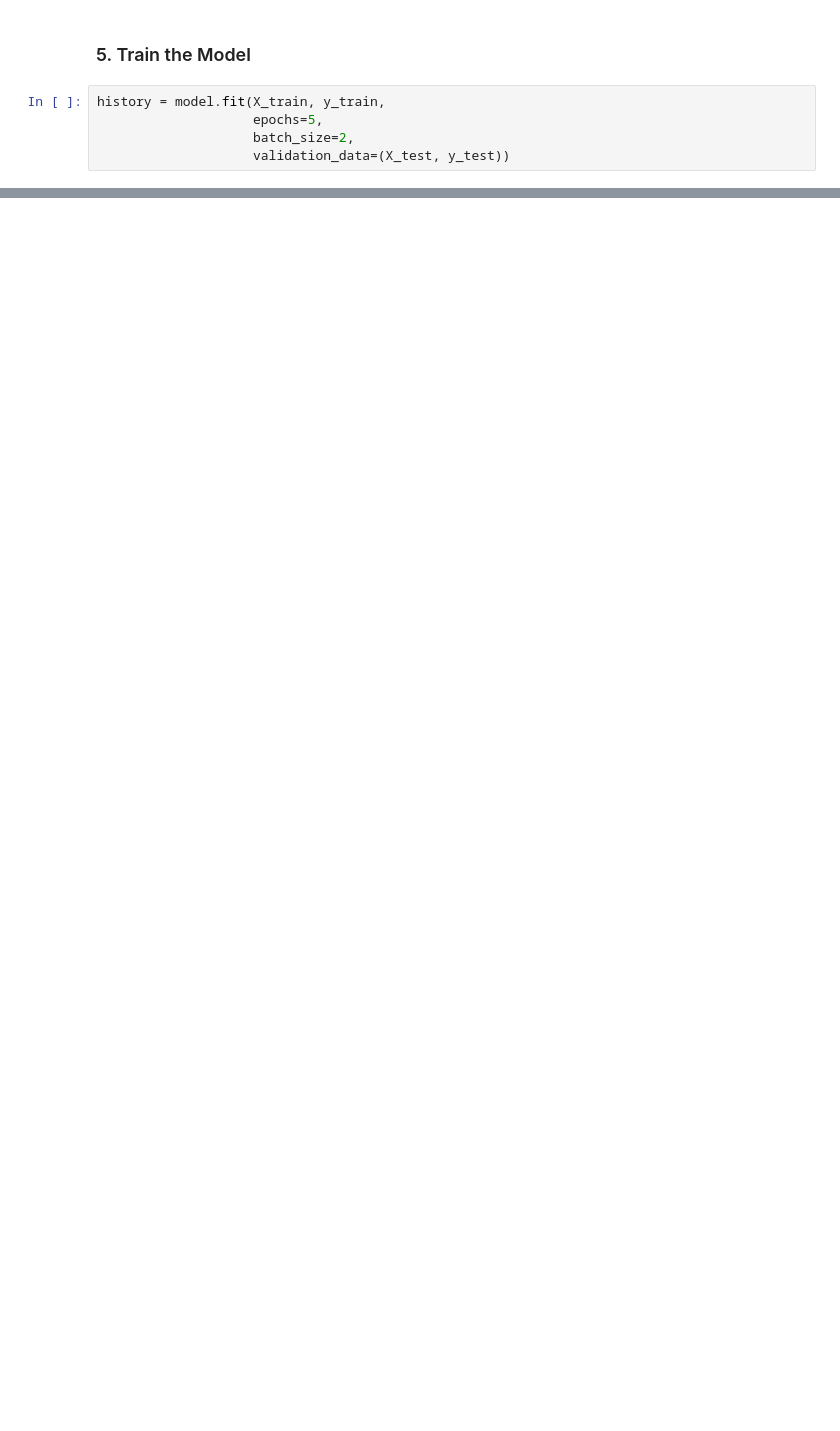
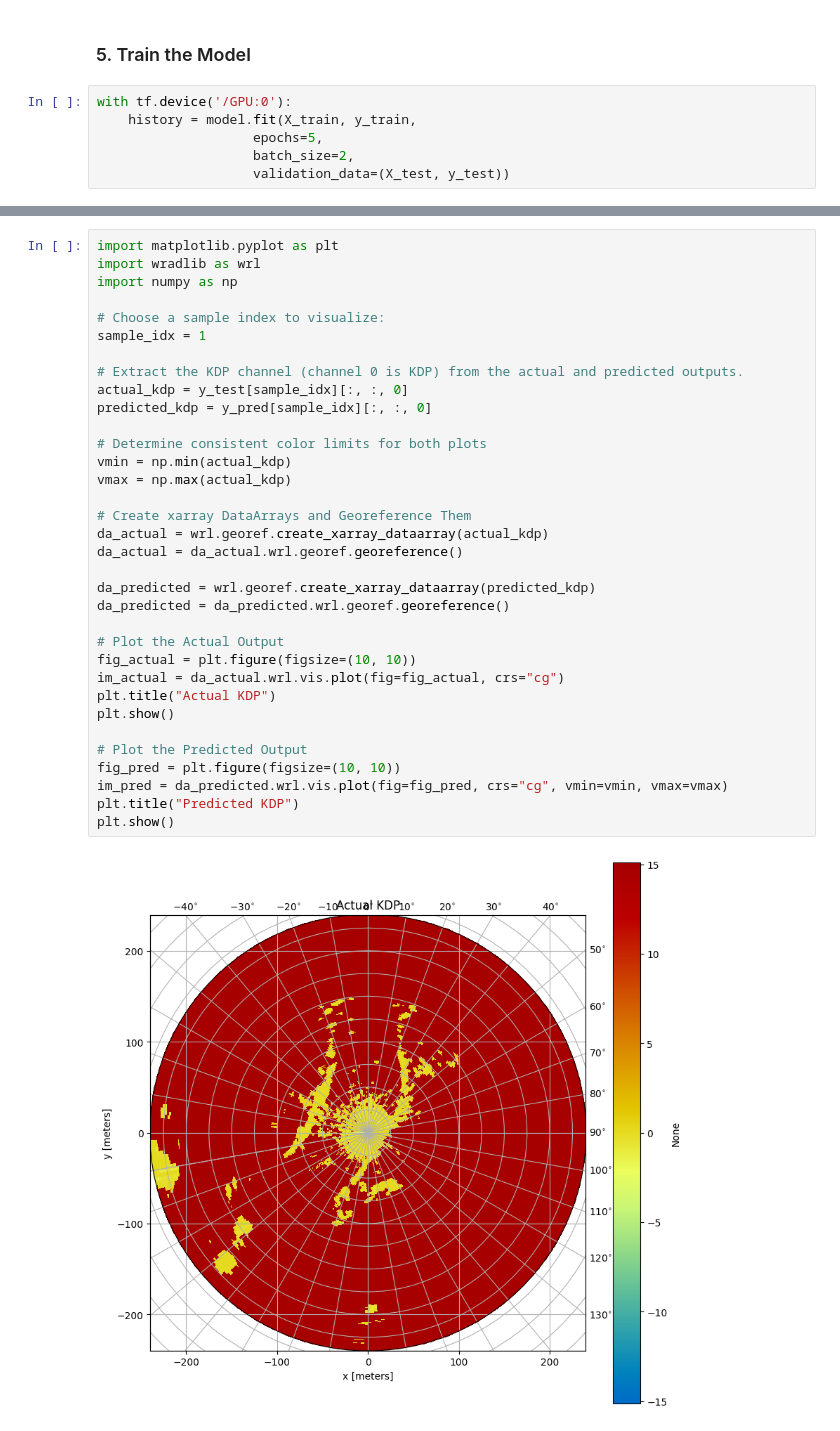
Before and after one commit to jpweideman/DL-Storm-Initiation-Nowcasting, a Jupyter notebook: ML_Model.ipynb, the cells around one changed output, grey strips where cells are left out. Cells and saved outputs as stored; diff of their text form; blank space fills up the shorter version.

Commit message:
Extracting data and testing LSTM model

```diff
--- a/ML_Model.ipynb
+++ b/ML_Model.ipynb
@@ -138,7 +132,8 @@ Model: "sequential_4"
 # %% [markdown]
 ### 5. Train the Model
 # %%
-history = model.fit(X_train, y_train,
+with tf.device('/GPU:0'):
+    history = model.fit(X_train, y_train,
                     epochs=5,
                     batch_size=2,
                     validation_data=(X_test, y_test))
@@ -148,0 +195,36 @@ KeyboardInterrupt:
+# %%
+import matplotlib.pyplot as plt
+import wradlib as wrl
+import numpy as np
+
+# Choose a sample index to visualize:
+sample_idx = 1
+
+# Extract the KDP channel (channel 0 is KDP) from the actual and predicted outputs.
+actual_kdp = y_test[sample_idx][:, :, 0]
+predicted_kdp = y_pred[sample_idx][:, :, 0]
+
+# Determine consistent color limits for both plots
+vmin = np.min(actual_kdp)
+vmax = np.max(actual_kdp)
+
+# Create xarray DataArrays and Georeference Them
+da_actual = wrl.georef.create_xarray_dataarray(actual_kdp)
+da_actual = da_actual.wrl.georef.georeference()
+
+da_predicted = wrl.georef.create_xarray_dataarray(predicted_kdp)
+da_predicted = da_predicted.wrl.georef.georeference()
+
+# Plot the Actual Output
+fig_actual = plt.figure(figsize=(10, 10))
+im_actual = da_actual.wrl.vis.plot(fig=fig_actual, crs="cg")
+plt.title("Actual KDP")
+plt.show()
+
+# Plot the Predicted Output
+fig_pred = plt.figure(figsize=(10, 10))
+im_pred = da_predicted.wrl.vis.plot(fig=fig_pred, crs="cg", vmin=vmin, vmax=vmax)
+plt.title("Predicted KDP")
+plt.show()
+# %% [output]
+[figure, added]
```
Also changed, not shown: parts of 16 cells of this notebook, 2 other files.
